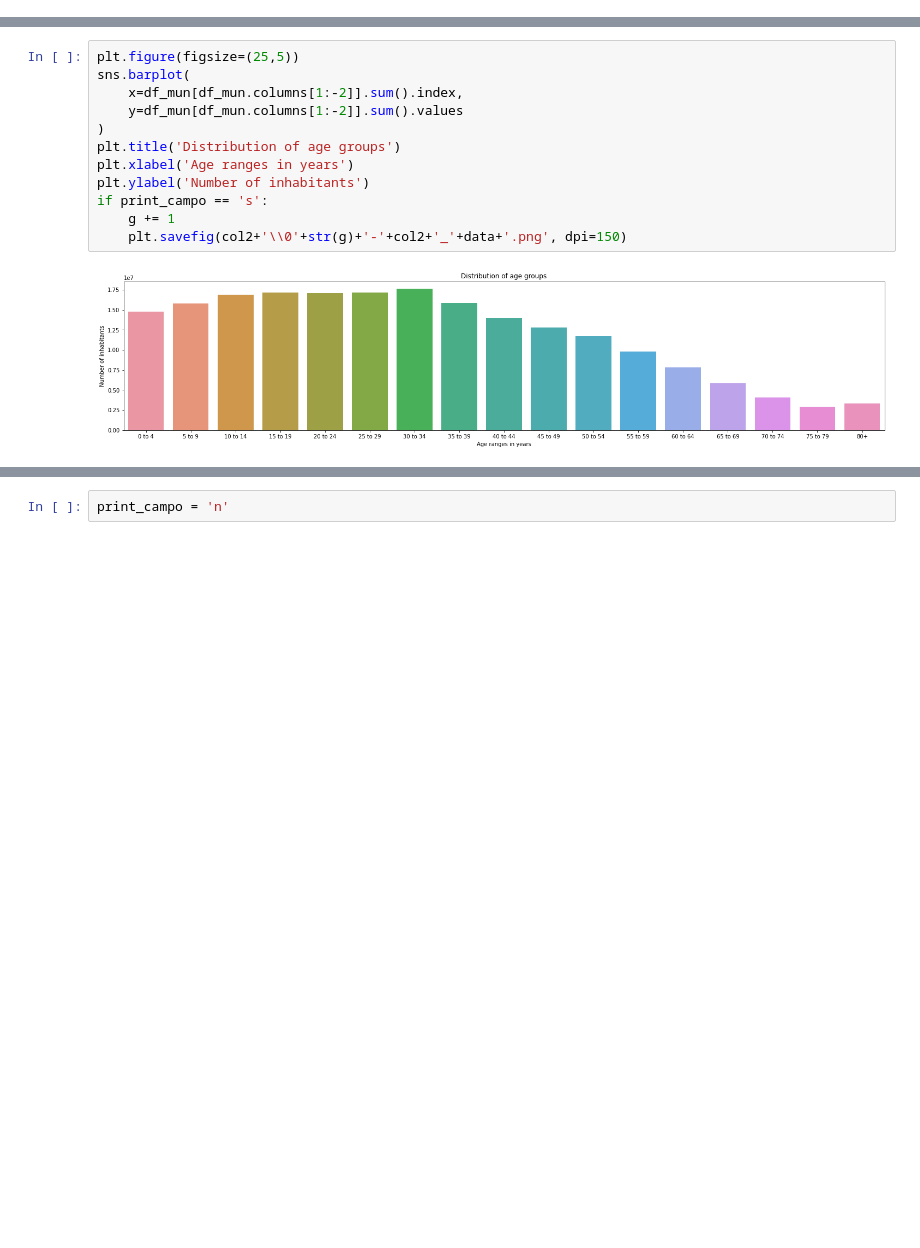
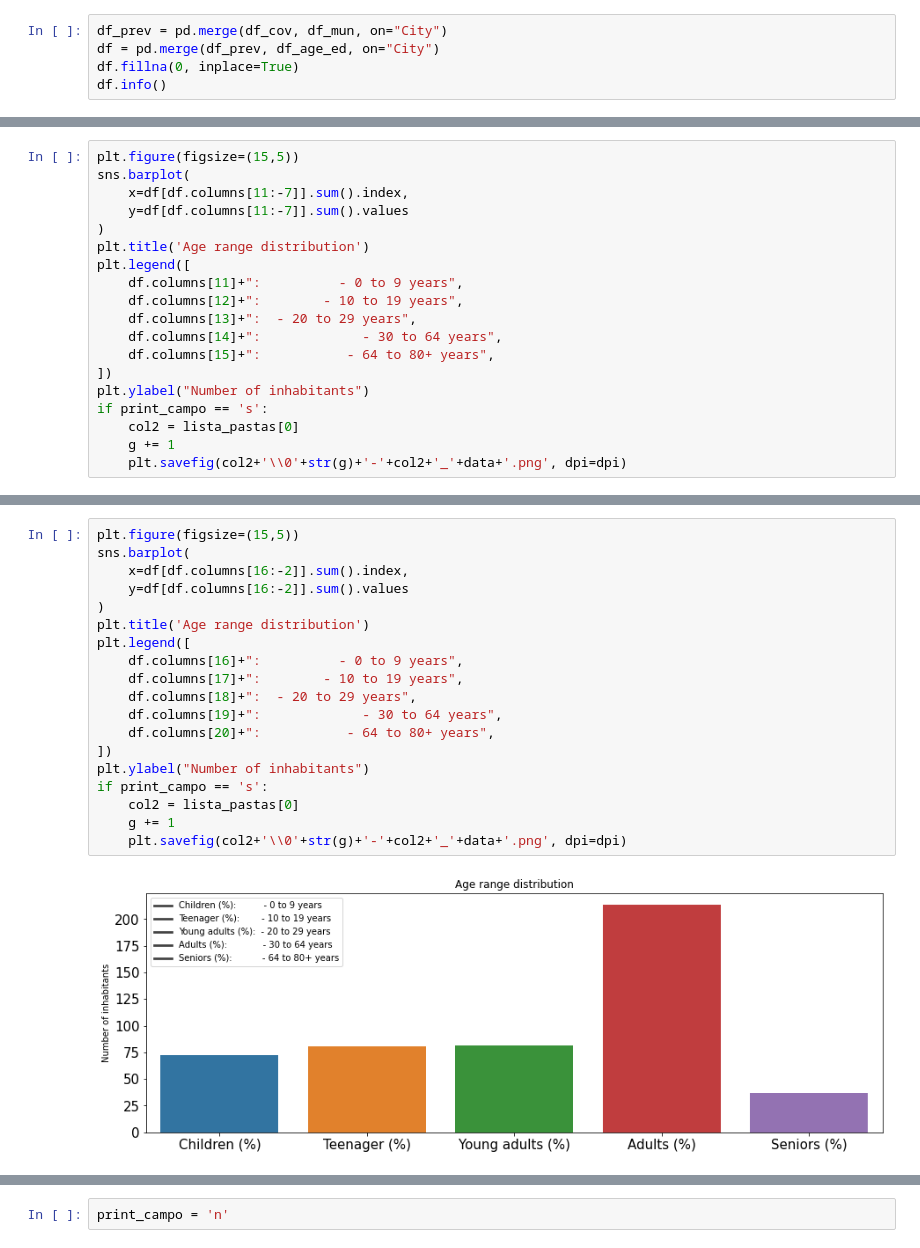
Before and after one commit to gfsilveira/covid, a Jupyter notebook: 04-Covid19-MunicipiosBR_socioeconomico.ipynb, the cells around one changed output, grey strips where cells are left out. Saved outputs shown, nothing was run; the diff lists cells and outputs as text; blank space fills up the shorter version.

```diff
--- a/04-Covid19-MunicipiosBR_socioeconomico.ipynb
+++ b/04-Covid19-MunicipiosBR_socioeconomico.ipynb
@@ -120,0 +253,5 @@ Directory already exists
+# %%
+df_prev = pd.merge(df_cov, df_mun, on="City")
+df = pd.merge(df_prev, df_age_ed, on="City")
+df.fillna(0, inplace=True)
+df.info()
@@ -120,0 +348,19 @@ Directory already exists
+# %%
+plt.figure(figsize=(15,5))
+sns.barplot(
+    x=df[df.columns[11:-7]].sum().index,
+    y=df[df.columns[11:-7]].sum().values
+)
+plt.title('Age range distribution')
+plt.legend([
+    df.columns[11]+":          - 0 to 9 years",
+    df.columns[12]+":        - 10 to 19 years",
+    df.columns[13]+":  - 20 to 29 years",
+    df.columns[14]+":             - 30 to 64 years",
+    df.columns[15]+":           - 64 to 80+ years",
+])
+plt.ylabel("Number of inhabitants")
+if print_campo == 's':
+    col2 = lista_pastas[0]
+    g += 1
+    plt.savefig(col2+'\\0'+str(g)+'-'+col2+'_'+data+'.png', dpi=dpi)
@@ -121,14 +369,21 @@ Directory already exists
 # %%
-plt.figure(figsize=(25,5))
+plt.figure(figsize=(15,5))
 sns.barplot(
-    x=df_mun[df_mun.columns[1:-2]].sum().index,
-    y=df_mun[df_mun.columns[1:-2]].sum().values
+    x=df[df.columns[16:-2]].sum().index,
+    y=df[df.columns[16:-2]].sum().values
 )
-plt.title('Distribution of age groups')
-plt.xlabel('Age ranges in years')
-plt.ylabel('Number of inhabitants')
+plt.title('Age range distribution')
+plt.legend([
+    df.columns[16]+":          - 0 to 9 years",
+    df.columns[17]+":        - 10 to 19 years",
+    df.columns[18]+":  - 20 to 29 years",
+    df.columns[19]+":             - 30 to 64 years",
+    df.columns[20]+":           - 64 to 80+ years",
+])
+plt.ylabel("Number of inhabitants")
 if print_campo == 's':
+    col2 = lista_pastas[0]
     g += 1
-    plt.savefig(col2+'\\0'+str(g)+'-'+col2+'_'+data+'.png', dpi=150)
+    plt.savefig(col2+'\\0'+str(g)+'-'+col2+'_'+data+'.png', dpi=dpi)
 # %% [output]
-[figure, old version]
+[figure, new version]
```
Also changed, not shown: parts of 34 cells of this notebook, 28 other files.
